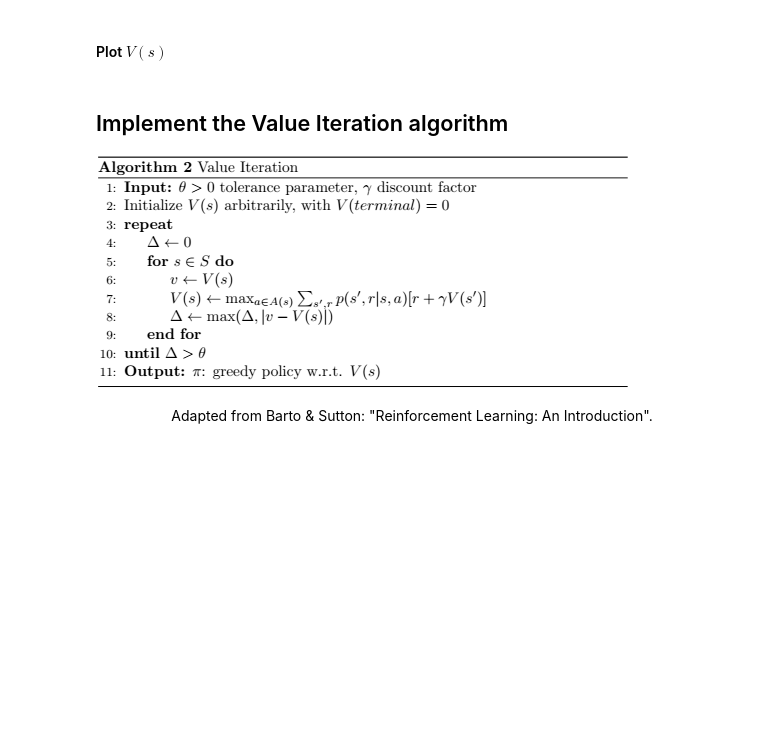
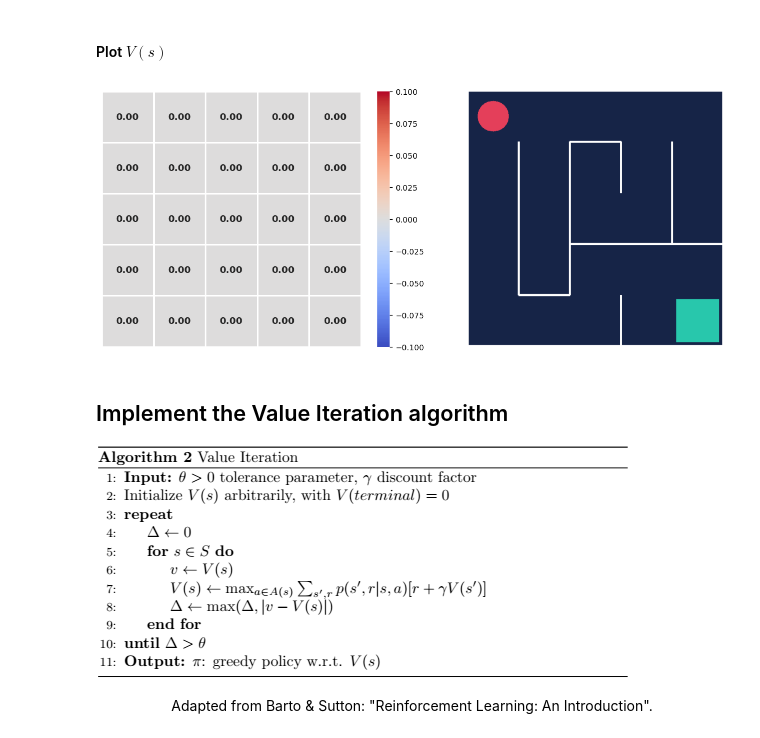
Before and after one commit to Byhako/reinforcementLearning, a Jupyter notebook: 2_value_iteration.ipynb, the cells around one changed output. Cells and saved outputs as stored; diff of their text form; code cells hidden in the pictures; blank space fills up the shorter version.

```diff
--- a/2_value_iteration.ipynb
+++ b/2_value_iteration.ipynb
@@ -99,8 +134,14 @@ Observations space shape: [5 5]
 ## Define value table $V(s)$
 # %% [markdown]
 #### Create the $V(s)$ table
+# %%
+state_values = np.zeros((5, 5))
 # %% [markdown]
 #### Plot $V(s)$
+# %%
+plot_values(state_values, frame)
+# %% [output]
+[figure, added]
 # %% [markdown]
 ## Implement the Value Iteration algorithm
 
```
Also changed, not shown: parts of 12 cells of this notebook.
